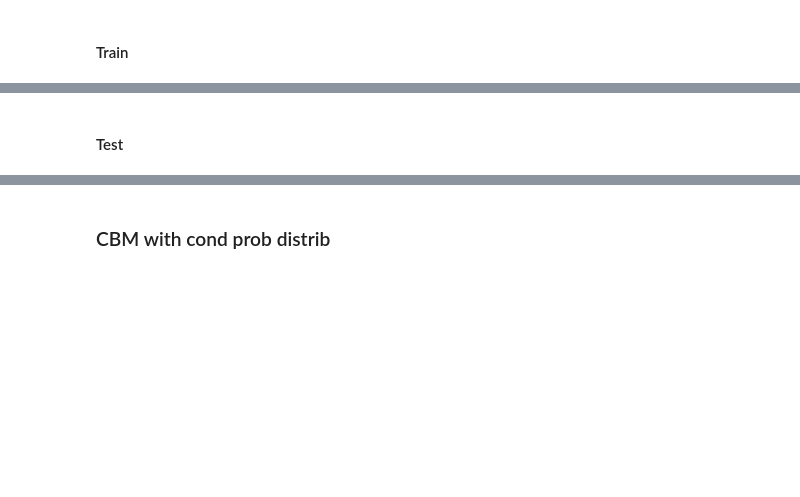
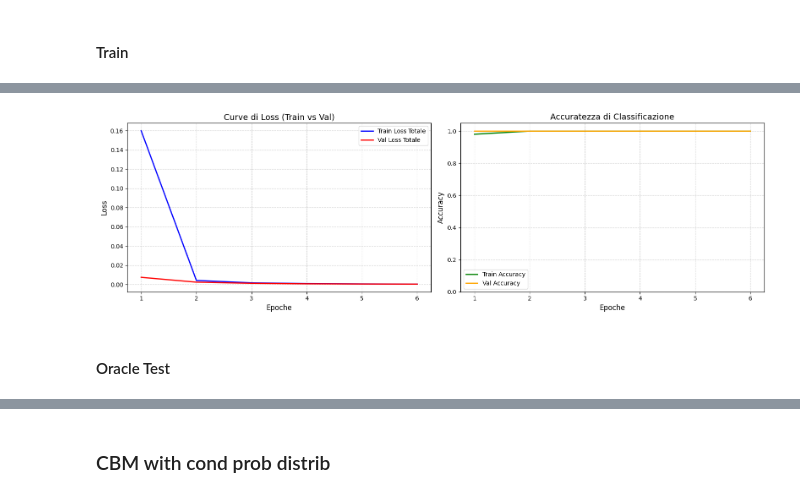
Before and after one commit to stefano-gamba/BoxEmbeddingCBM, a Jupyter notebook: notebooks/awa2/independent_training.ipynb, the cells around one changed output, grey strips where cells are left out. Cells and saved outputs as stored; diff of their text form; code cells hidden in the pictures; blank space fills up the shorter version.

```diff
--- a/notebooks/awa2/independent_training.ipynb
+++ b/notebooks/awa2/independent_training.ipynb
@@ -86,33 +82,11 @@ from src.utils.plot import plot_test_results, plot_concept_error_heatmap, analyz
 # %% [markdown]
 #### Train
 # %%
-if info == 'dynamic_box':
-    concept_weights = box_model.concept_embeddings.weight
-    class_weights = box_model.class_embeddings.weight
-    b_model = ConceptBottleneckClassifier(
-        num_concepts=len(concepts),
-        box_dim=BOX_DIM,
-        num_classes=len(classes),
-        info=info,
-        concept_embeddings=concept_weights,
-        class_embeddings=class_weights
-    )
-    box_tensors = None
-elif info == 'geometric':
-    b_model = ConceptBottleneckClassifier(
-        num_concepts=len(concepts),
-        num_classes=len(classes),
-        box_dim=BOX_DIM,
-        info=info,
-        geometric_weights=W_geom
-    )
-    box_tensors = None
-else:
-    info = "boxes"
-    b_model = ConceptBottleneckClassifier(box_dim=box_tensors.size(-1), num_classes=NUM_CLASSES, num_concepts=NUM_CONCEPTS)
-    optimizer = torch.optim.Adam(b_model.parameters(), lr=0.001)
-    criterion = nn.CrossEntropyLoss()
-    b_history = train_cbm_classifier(
+info = "boxes"
+b_model = ConceptBottleneckClassifier(box_dim=box_tensors.size(-1), num_classes=NUM_CLASSES, num_concepts=NUM_CONCEPTS)
+optimizer = torch.optim.Adam(b_model.parameters(), lr=0.001)
+criterion = nn.CrossEntropyLoss()
+b_history = train_cbm_classifier(
         b_model,
         train_dataloader,
         val_dataloader,
@@ -122,4 +96,4 @@ else:
         box_tensors,
         EPOCHS,
         device
-    )
+)
@@ -126,9 +109,10 @@ else:
 # %%
 from src.utils.plot import plot_history
-if info == 'boxes':
-    plot_history(b_history)
+plot_history(b_history)
+# %% [output]
+[figure, added]
 # %% [markdown]
-#### Test
+#### Oracle Test
 # %%
 accuracy, preds, labels, _, _, _ = test_cbm_classifier(
      model=b_model,
```
Also changed, not shown: parts of 62 cells of this notebook.
